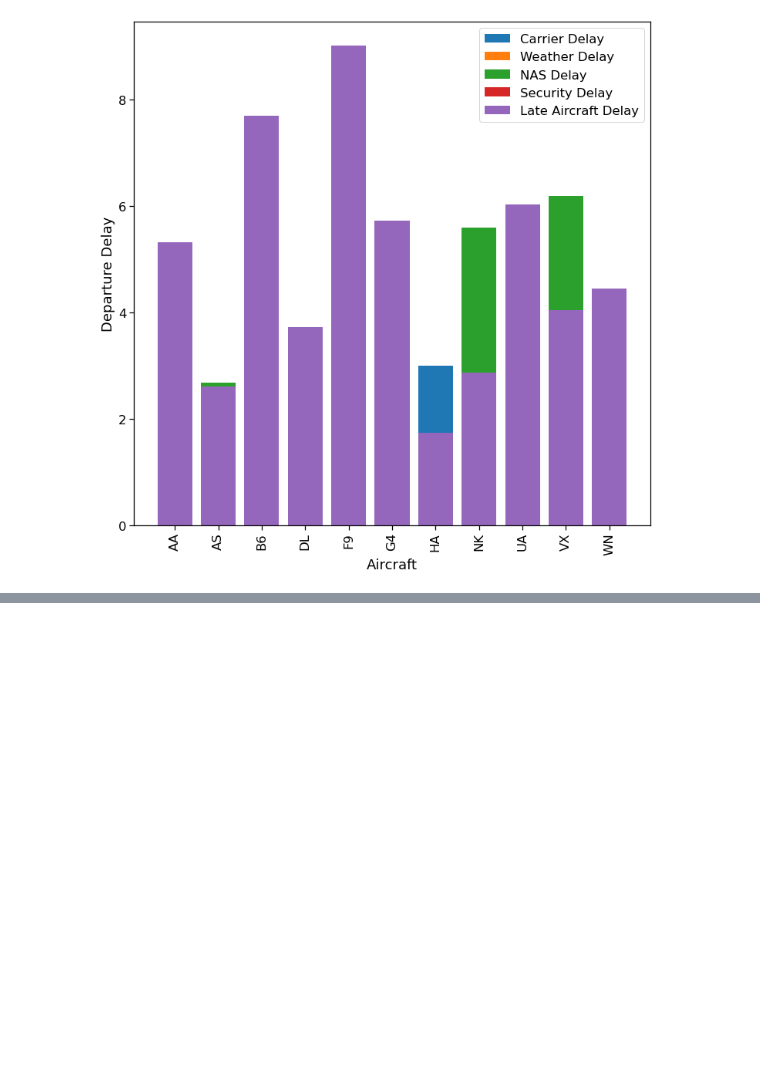
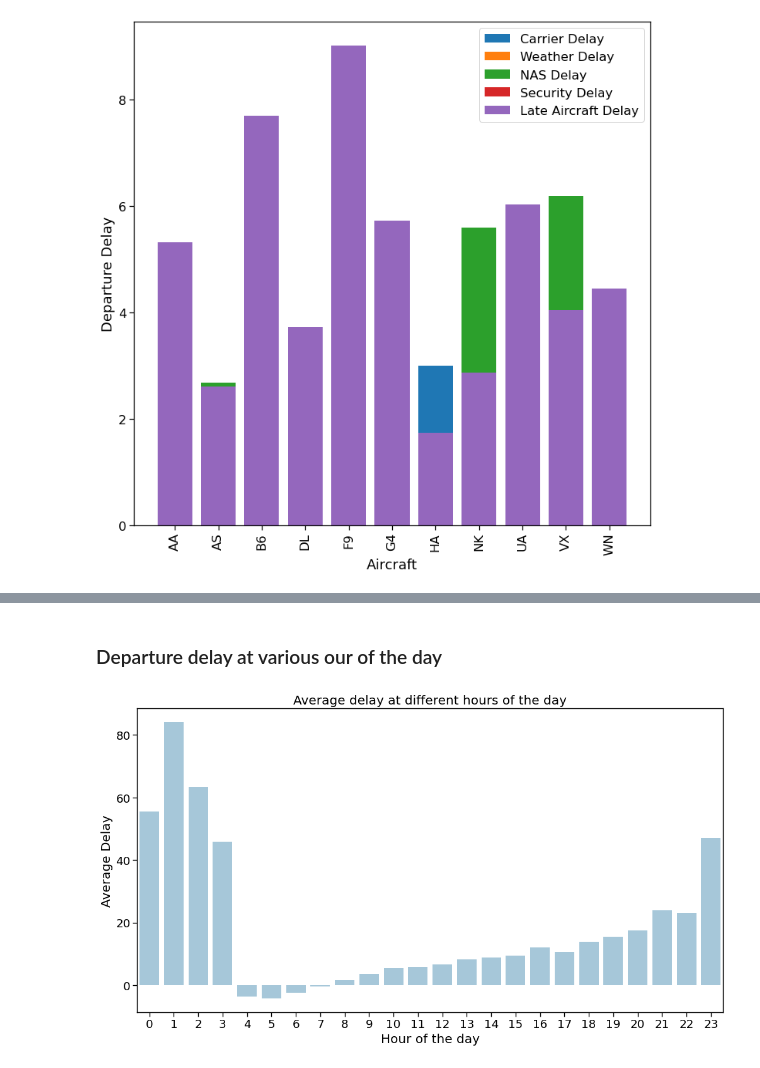
Before and after one commit to ashraf34/Airline_delay_, a Jupyter notebook: exploratory_analysis.ipynb, the cells around one changed output, grey strips where cells are left out. Drawn from its saved outputs; the diff is of its cells as text; code cells hidden in the pictures; blank space fills up the shorter version.

```diff
--- a/exploratory_analysis.ipynb
+++ b/exploratory_analysis.ipynb
@@ -424,0 +447,13 @@ plt.show()
+# %% [markdown]
+### Departure delay at various our of the day
+# %%
+red = sns.color_palette('tab20c')[2]
+plt.figure(figsize=(15,8), dpi=80)
+sns.barplot(x='dep_hour', y='dep_delay', data=b, color=red)
+plt.xticks()
+plt.title('Average delay at different hours of the day')
+plt.xlabel('Hour of the day')
+plt.ylabel('Average Delay')
+plt.show();
+# %% [output]
+[figure, added]
```
Also changed, not shown: parts of 5 cells of this notebook.
